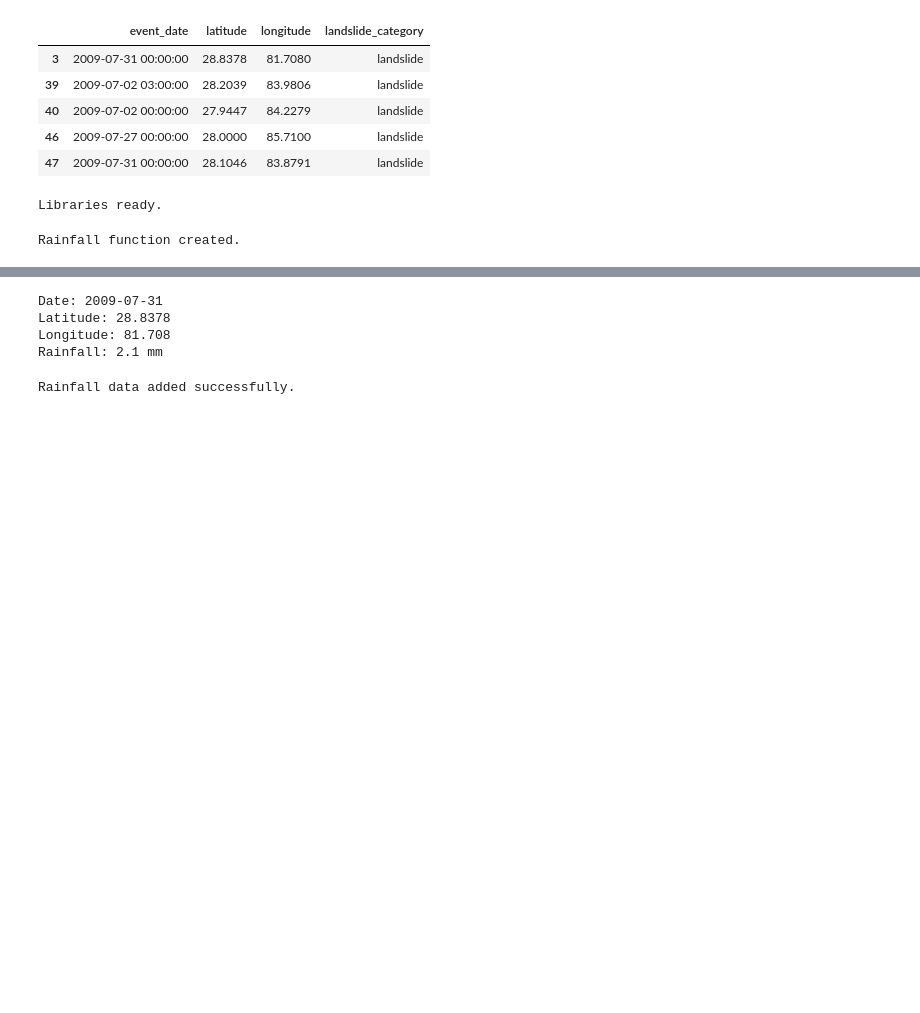
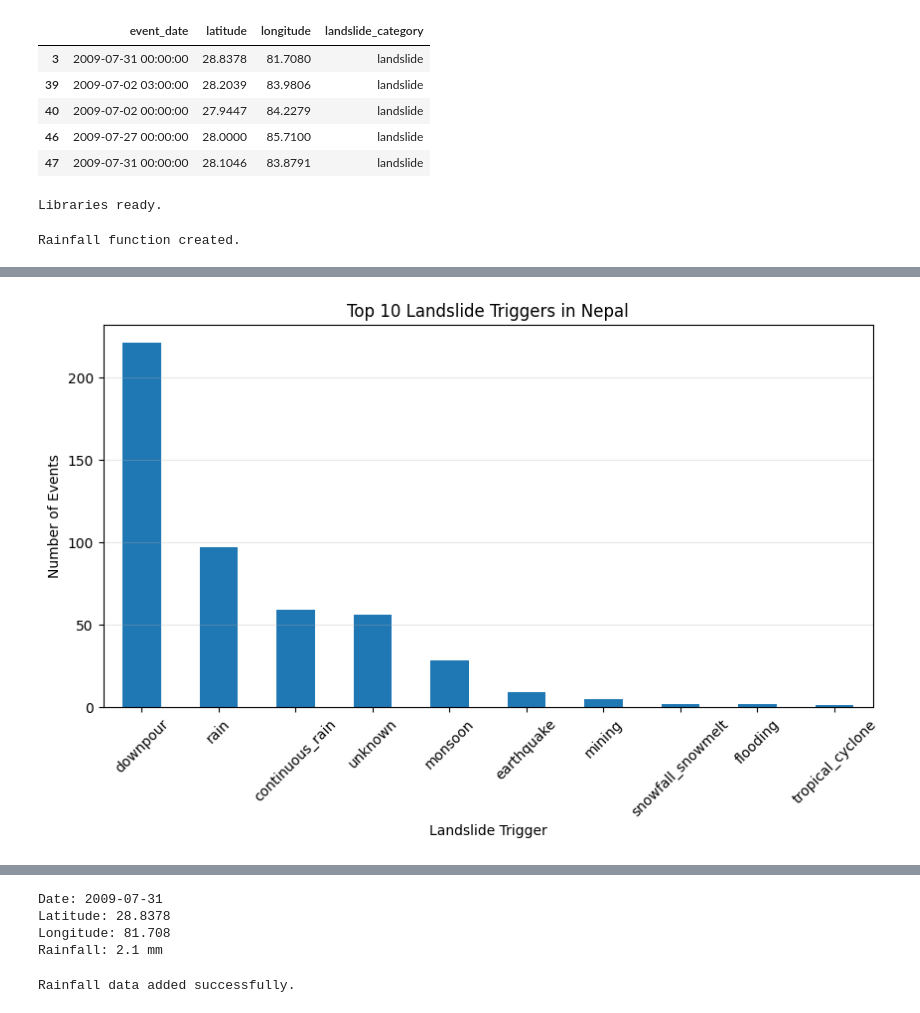
Before and after one commit to saltyyboii/landslide-risk-assessment, a Jupyter notebook: Mountain_Hazard_Review_2.ipynb, the cells around one changed output, grey strips where cells are left out. Drawn from its saved outputs; the diff is of its cells as text; code cells hidden in the pictures; blank space fills up the shorter version.

```diff
--- a/Mountain_Hazard_Review_2.ipynb
+++ b/Mountain_Hazard_Review_2.ipynb
@@ -317,0 +367,16 @@ Rainfall function created.
+# %%
+# EDA 2: Top 10 landslide triggers in Nepal
+
+plt.figure(figsize=(10, 5))
+
+nepal["landslide_trigger"].value_counts().head(10).plot(kind="bar")
+
+plt.title("Top 10 Landslide Triggers in Nepal")
+plt.xlabel("Landslide Trigger")
+plt.ylabel("Number of Events")
+plt.xticks(rotation=45)
+plt.grid(axis="y", alpha=0.3)
+
+plt.show()
+# %% [output]
+[figure, added]
```
Also changed, not shown: parts of 17 cells of this notebook.
